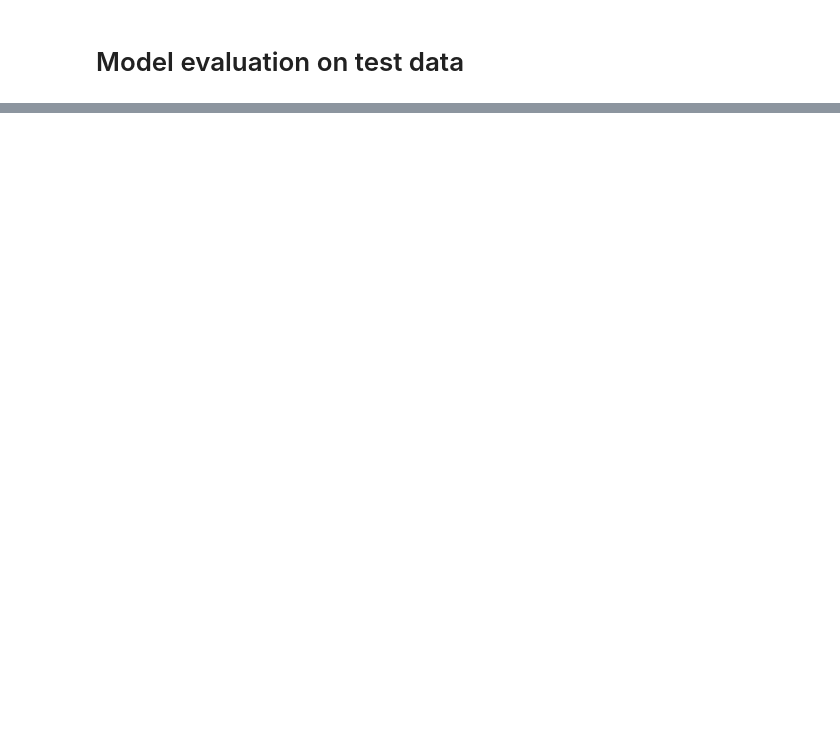
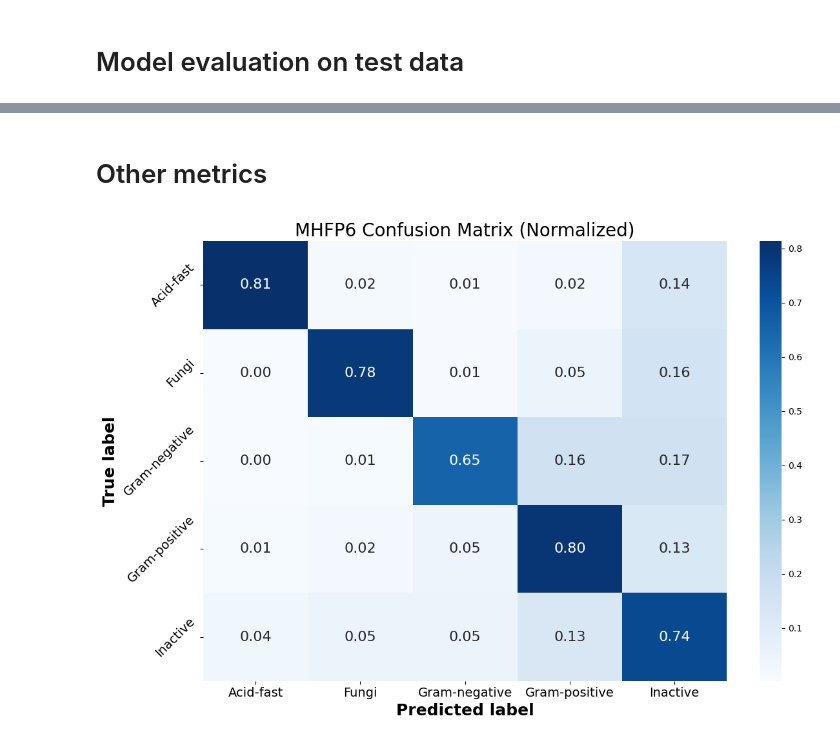
Before and after one commit to IMI-COMBINE/broad_spectrum_prediction, a Jupyter notebook: src/7_model_prediction.ipynb, the cells around one changed output, grey strips where cells are left out. Cells and saved outputs as stored; diff of their text form; code cells hidden in the pictures; blank space fills up the shorter version.

```diff
--- a/src/7_model_prediction.ipynb
+++ b/src/7_model_prediction.ipynb
@@ -149,0 +168,25 @@ plt.show()
+# %% [markdown]
+# Other metrics
+# %%
+# confusion matrix with percentages
+plt.figure(figsize=(12, 8))
+sns.heatmap(
+    cm_norm,
+    annot=True,
+    fmt=".2f",
+    cmap="Blues",
+    yticklabels=[i.capitalize() for i in label_classes],
+    xticklabels=[i.capitalize() for i in label_classes],
+    annot_kws={"size": 16},
+)
+plt.xlabel("Predicted label", fontsize=18, fontweight="bold")
+plt.ylabel("True label", fontsize=18, fontweight="bold")
+plt.title(f"{fingerprint_name.upper()} Confusion Matrix (Normalized)", fontsize=20)
+plt.xticks(fontsize=14)
+plt.yticks(fontsize=14, rotation=45)
+
+plt.tight_layout()
+# plt.savefig("../figures/figure_6c.png", dpi=400)
+plt.show()
+# %% [output]
+[figure, added]
```
Also changed, not shown: parts of 9 cells of this notebook.
